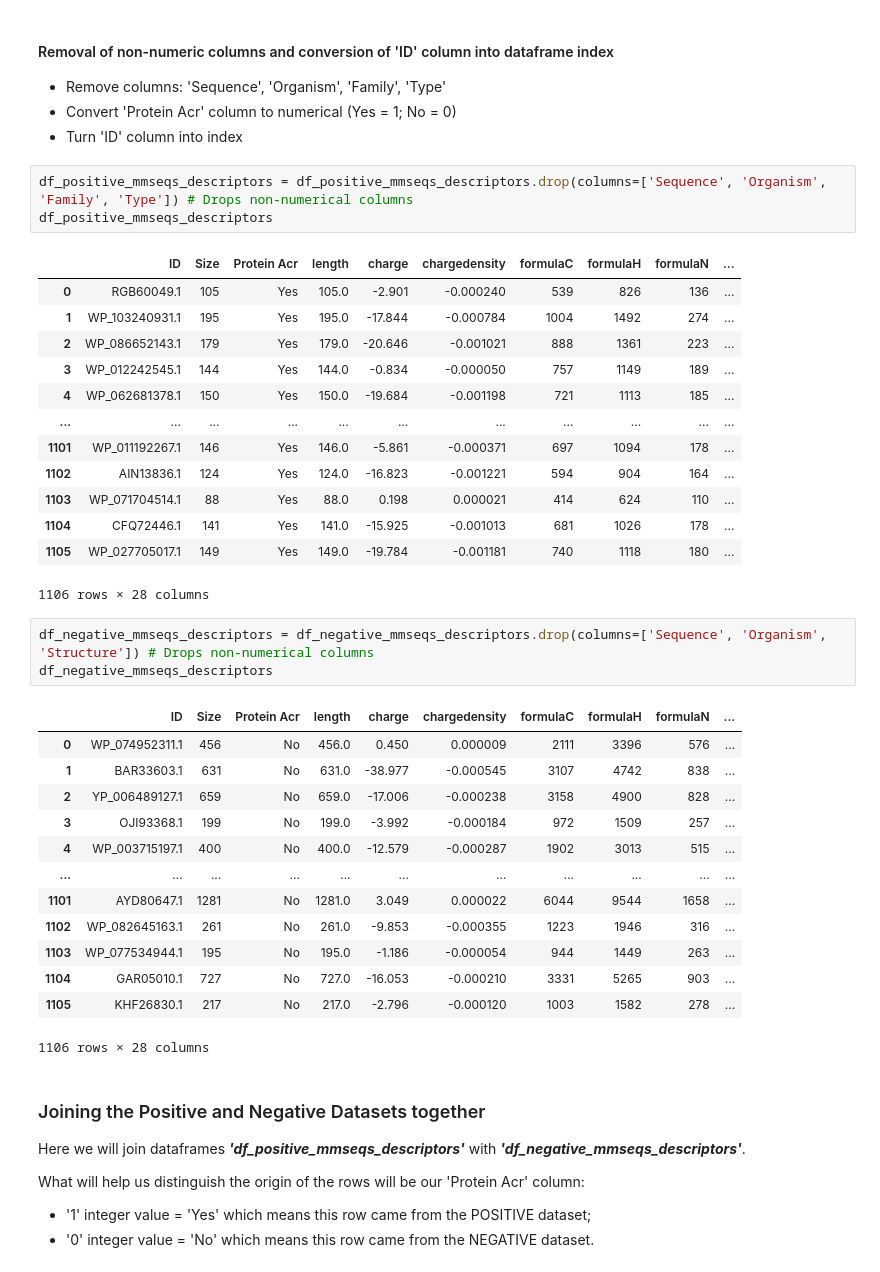
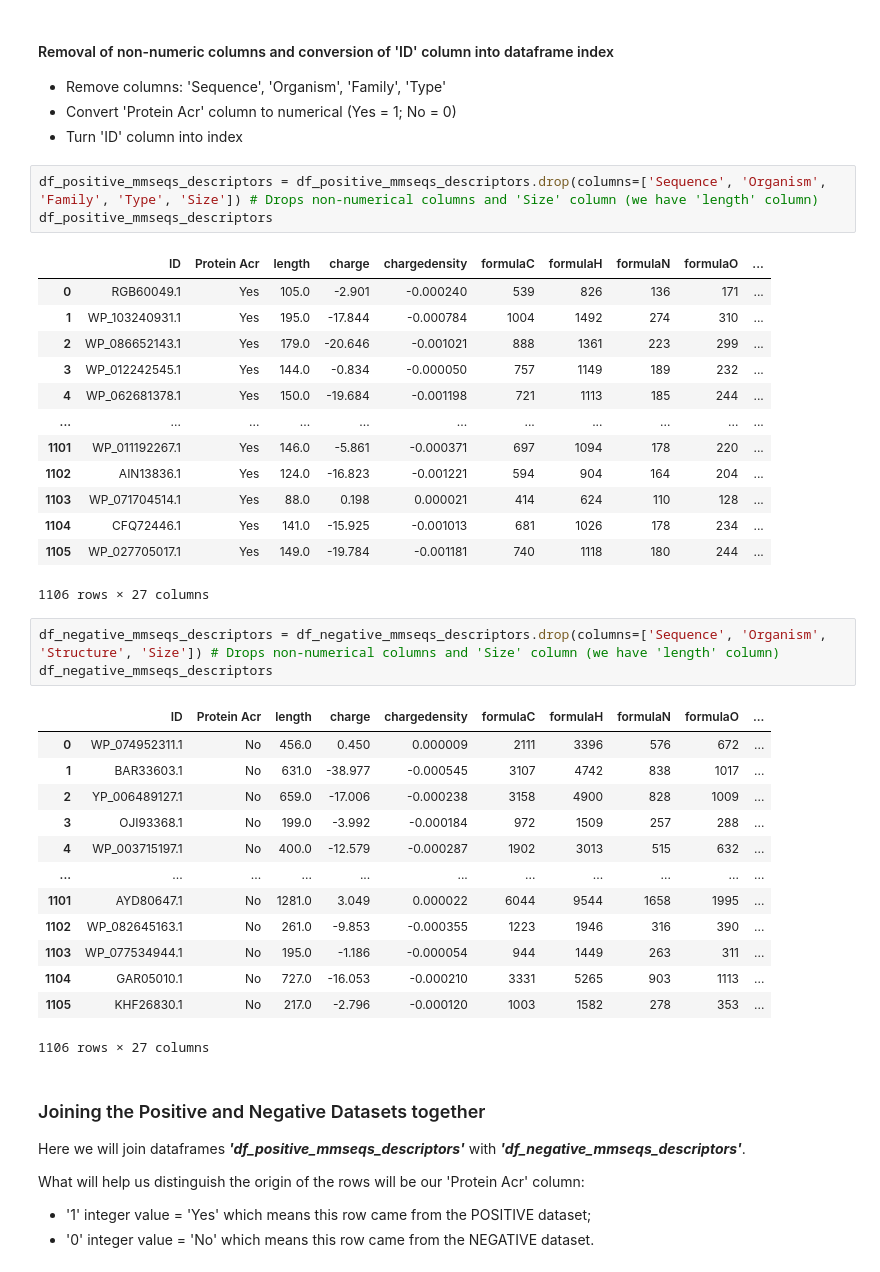
Before and after one commit to ChristianNeitzel/Projeto-Bioinf-PhageAcr, a Jupyter notebook: 4_code_propythia_preparingforML.ipynb, the cells around one changed output. Cells and saved outputs as stored; diff of their text form.

```diff
--- a/4_code_propythia_preparingforML.ipynb
+++ b/4_code_propythia_preparingforML.ipynb
@@ -591,39 +591,39 @@ df_negative_mmseqs_descriptors
 - Convert 'Protein Acr' column to numerical (Yes = 1; No = 0)
 - Turn 'ID' column into index
 # %%
-df_positive_mmseqs_descriptors = df_positive_mmseqs_descriptors.drop(columns=['Sequence', 'Organism', 'Family', 'Type']) # Drops non-numerical columns
+df_positive_mmseqs_descriptors = df_positive_mmseqs_descriptors.drop(columns=['Sequence', 'Organism', 'Family', 'Type', 'Size']) # Drops non-numerical columns and 'Size' column (we have 'length' column)
 df_positive_mmseqs_descriptors
 # %% [output]
-|  | ID | Size | Protein Acr | length | charge | chargedensity | formulaC | formulaH | formulaN | ... |
-| 0 | RGB60049.1 | 105 | Yes | 105.0 | -2.901 | -0.000240 | 539 | 826 | 136 | ... |
-| 1 | WP_103240931.1 | 195 | Yes | 195.0 | -17.844 | -0.000784 | 1004 | 1492 | 274 | ... |
-| 2 | WP_086652143.1 | 179 | Yes | 179.0 | -20.646 | -0.001021 | 888 | 1361 | 223 | ... |
-| 3 | WP_012242545.1 | 144 | Yes | 144.0 | -0.834 | -0.000050 | 757 | 1149 | 189 | ... |
-| 4 | WP_062681378.1 | 150 | Yes | 150.0 | -19.684 | -0.001198 | 721 | 1113 | 185 | ... |
+|  | ID | Protein Acr | length | charge | chargedensity | formulaC | formulaH | formulaN | formulaO | ... |
+| 0 | RGB60049.1 | Yes | 105.0 | -2.901 | -0.000240 | 539 | 826 | 136 | 171 | ... |
+| 1 | WP_103240931.1 | Yes | 195.0 | -17.844 | -0.000784 | 1004 | 1492 | 274 | 310 | ... |
+| 2 | WP_086652143.1 | Yes | 179.0 | -20.646 | -0.001021 | 888 | 1361 | 223 | 299 | ... |
+| 3 | WP_012242545.1 | Yes | 144.0 | -0.834 | -0.000050 | 757 | 1149 | 189 | 232 | ... |
+| 4 | WP_062681378.1 | Yes | 150.0 | -19.684 | -0.001198 | 721 | 1113 | 185 | 244 | ... |
 | ... | ... | ... | ... | ... | ... | ... | ... | ... | ... | ... |
-| 1101 | WP_011192267.1 | 146 | Yes | 146.0 | -5.861 | -0.000371 | 697 | 1094 | 178 | ... |
-| 1102 | AIN13836.1 | 124 | Yes | 124.0 | -16.823 | -0.001221 | 594 | 904 | 164 | ... |
-| 1103 | WP_071704514.1 | 88 | Yes | 88.0 | 0.198 | 0.000021 | 414 | 624 | 110 | ... |
-| 1104 | CFQ72446.1 | 141 | Yes | 141.0 | -15.925 | -0.001013 | 681 | 1026 | 178 | ... |
-| 1105 | WP_027705017.1 | 149 | Yes | 149.0 | -19.784 | -0.001181 | 740 | 1118 | 180 | ... |
+| 1101 | WP_011192267.1 | Yes | 146.0 | -5.861 | -0.000371 | 697 | 1094 | 178 | 220 | ... |
+| 1102 | AIN13836.1 | Yes | 124.0 | -16.823 | -0.001221 | 594 | 904 | 164 | 204 | ... |
+| 1103 | WP_071704514.1 | Yes | 88.0 | 0.198 | 0.000021 | 414 | 624 | 110 | 128 | ... |
+| 1104 | CFQ72446.1 | Yes | 141.0 | -15.925 | -0.001013 | 681 | 1026 | 178 | 234 | ... |
+| 1105 | WP_027705017.1 | Yes | 149.0 | -19.784 | -0.001181 | 740 | 1118 | 180 | 244 | ... |
-1106 rows × 28 columns
+1106 rows × 27 columns
 # %%
-df_negative_mmseqs_descriptors = df_negative_mmseqs_descriptors.drop(columns=['Sequence', 'Organism', 'Structure']) # Drops non-numerical columns
+df_negative_mmseqs_descriptors = df_negative_mmseqs_descriptors.drop(columns=['Sequence', 'Organism', 'Structure', 'Size']) # Drops non-numerical columns and 'Size' column (we have 'length' column)
 df_negative_mmseqs_descriptors
 # %% [output]
-|  | ID | Size | Protein Acr | length | charge | chargedensity | formulaC | formulaH | formulaN | ... |
-| 0 | WP_074952311.1 | 456 | No | 456.0 | 0.450 | 0.000009 | 2111 | 3396 | 576 | ... |
-| 1 | BAR33603.1 | 631 | No | 631.0 | -38.977 | -0.000545 | 3107 | 4742 | 838 | ... |
-| 2 | YP_006489127.1 | 659 | No | 659.0 | -17.006 | -0.000238 | 3158 | 4900 | 828 | ... |
-| 3 | OJI93368.1 | 199 | No | 199.0 | -3.992 | -0.000184 | 972 | 1509 | 257 | ... |
-| 4 | WP_003715197.1 | 400 | No | 400.0 | -12.579 | -0.000287 | 1902 | 3013 | 515 | ... |
+|  | ID | Protein Acr | length | charge | chargedensity | formulaC | formulaH | formulaN | formulaO | ... |
+| 0 | WP_074952311.1 | No | 456.0 | 0.450 | 0.000009 | 2111 | 3396 | 576 | 672 | ... |
+| 1 | BAR33603.1 | No | 631.0 | -38.977 | -0.000545 | 3107 | 4742 | 838 | 1017 | ... |
+| 2 | YP_006489127.1 | No | 659.0 | -17.006 | -0.000238 | 3158 | 4900 | 828 | 1009 | ... |
+| 3 | OJI93368.1 | No | 199.0 | -3.992 | -0.000184 | 972 | 1509 | 257 | 288 | ... |
+| 4 | WP_003715197.1 | No | 400.0 | -12.579 | -0.000287 | 1902 | 3013 | 515 | 632 | ... |
 | ... | ... | ... | ... | ... | ... | ... | ... | ... | ... | ... |
-| 1101 | AYD80647.1 | 1281 | No | 1281.0 | 3.049 | 0.000022 | 6044 | 9544 | 1658 | ... |
-| 1102 | WP_082645163.1 | 261 | No | 261.0 | -9.853 | -0.000355 | 1223 | 1946 | 316 | ... |
-| 1103 | WP_077534944.1 | 195 | No | 195.0 | -1.186 | -0.000054 | 944 | 1449 | 263 | ... |
-| 1104 | GAR05010.1 | 727 | No | 727.0 | -16.053 | -0.000210 | 3331 | 5265 | 903 | ... |
-| 1105 | KHF26830.1 | 217 | No | 217.0 | -2.796 | -0.000120 | 1003 | 1582 | 278 | ... |
+| 1101 | AYD80647.1 | No | 1281.0 | 3.049 | 0.000022 | 6044 | 9544 | 1658 | 1995 | ... |
+| 1102 | WP_082645163.1 | No | 261.0 | -9.853 | -0.000355 | 1223 | 1946 | 316 | 390 | ... |
+| 1103 | WP_077534944.1 | No | 195.0 | -1.186 | -0.000054 | 944 | 1449 | 263 | 311 | ... |
+| 1104 | GAR05010.1 | No | 727.0 | -16.053 | -0.000210 | 3331 | 5265 | 903 | 1113 | ... |
+| 1105 | KHF26830.1 | No | 217.0 | -2.796 | -0.000120 | 1003 | 1582 | 278 | 353 | ... |
-1106 rows × 28 columns
+1106 rows × 27 columns
 # %% [markdown]
 ### Joining the Positive and Negative Datasets together
 Here we will join dataframes ***'df_positive_mmseqs_descriptors'*** with ***'df_negative_mmseqs_descriptors'***.
```
Also changed, not shown: parts of 4 cells of this notebook, 10 other files.
